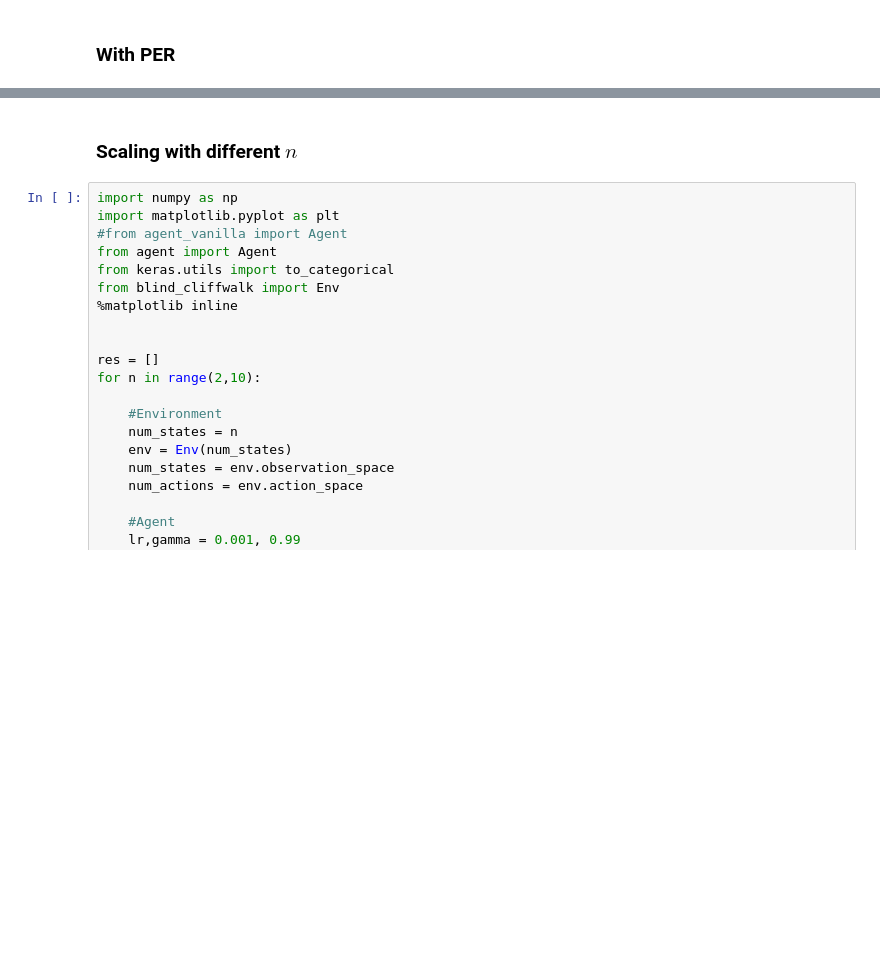
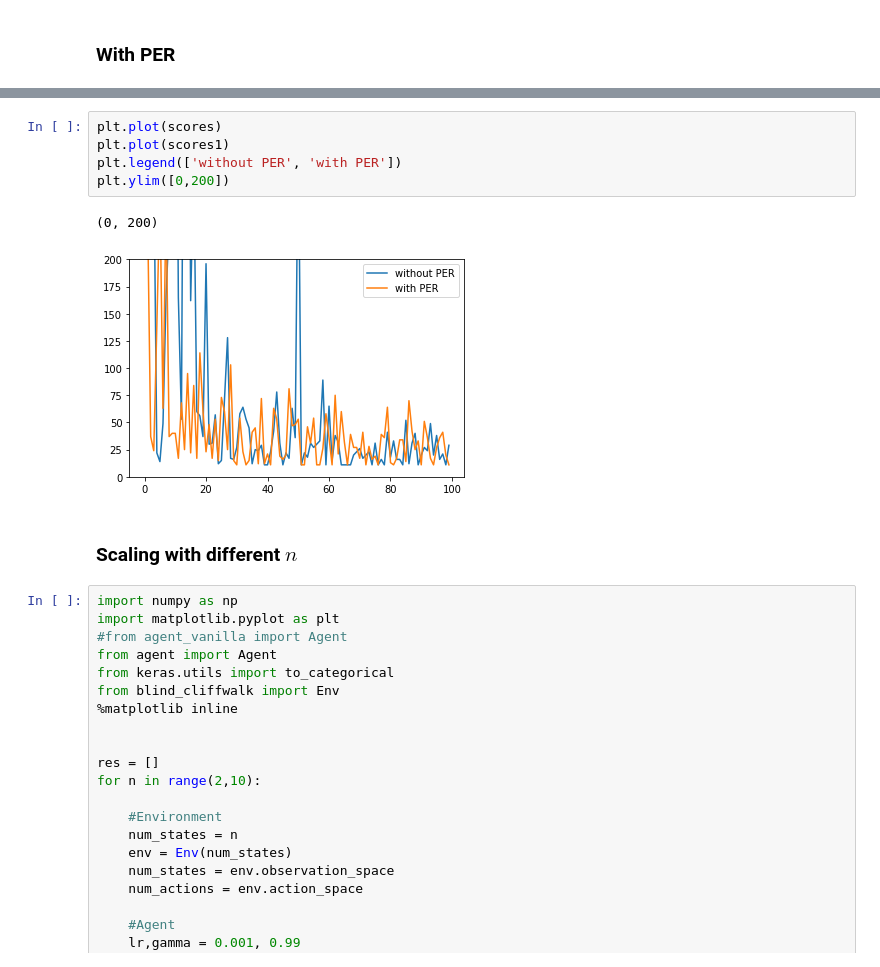
Before and after one commit to Khev/RL-practice-keras, a Jupyter notebook: prioritised_replay/blind_cliffwalk.ipynb, the cells around one changed output, grey strips where cells are left out. Drawn from its saved outputs; the diff is of its cells as text; blank space fills up the shorter version.

```diff
--- a/prioritised_replay/blind_cliffwalk.ipynb
+++ b/prioritised_replay/blind_cliffwalk.ipynb
@@ -162,3 +171,11 @@ plt.legend(['without PER', 'with PER'])
+# %%
+plt.plot(scores)
+plt.plot(scores1)
+plt.legend(['without PER', 'with PER'])
+plt.ylim([0,200])
+# %% [output]
+(0, 200)
+[figure, added]
 # %% [markdown]
 ### Scaling with different $n$
 # %%
```
Also changed, not shown: parts of 3 cells of this notebook, 1 other file.
